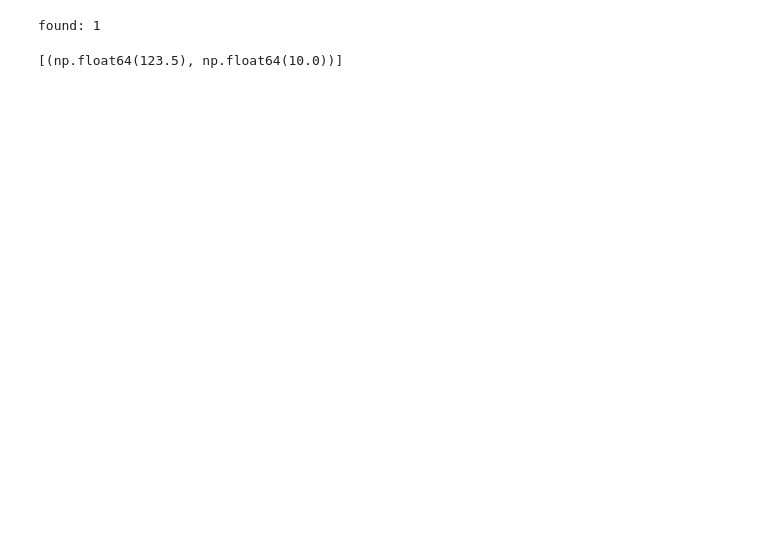
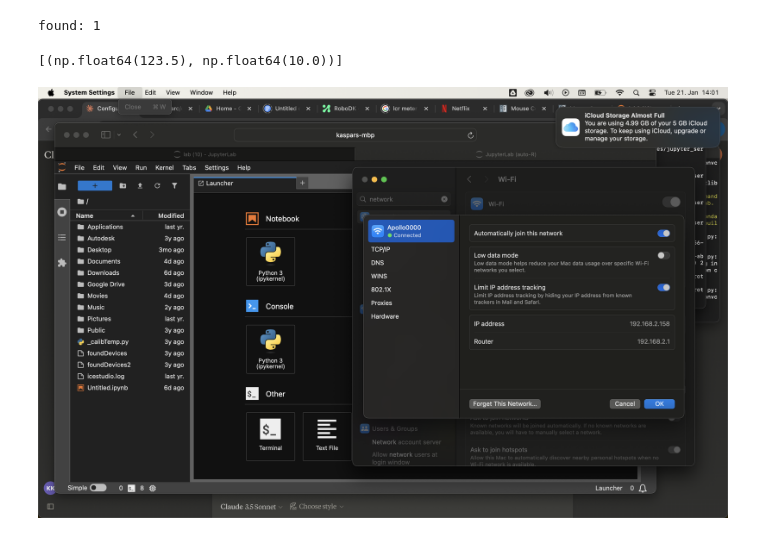
Before and after one commit to KKallas/Pyperiscope, a Jupyter notebook: prototype/PyPeriscoperInteractive.ipynb, the cells around one changed output. Saved outputs shown, nothing was run; the diff lists cells and outputs as text; code cells hidden in the pictures; blank space fills up the shorter version.

```diff
--- a/prototype/PyPeriscoperInteractive.ipynb
+++ b/prototype/PyPeriscoperInteractive.ipynb
@@ -317,5 +302,9 @@ testx.get_locations()
 [(np.float64(123.5), np.float64(10.0))]
 # %%
 pyautogui.click(testx.get_locations()[0])
+# %%
+pyautogui.screenshot()
+# %% [output]
+[figure, added]
 # %%
 # comment: Automated step generated with pyPeriscope V2
```
Also changed, not shown: parts of 5 cells of this notebook, 9 other files.
